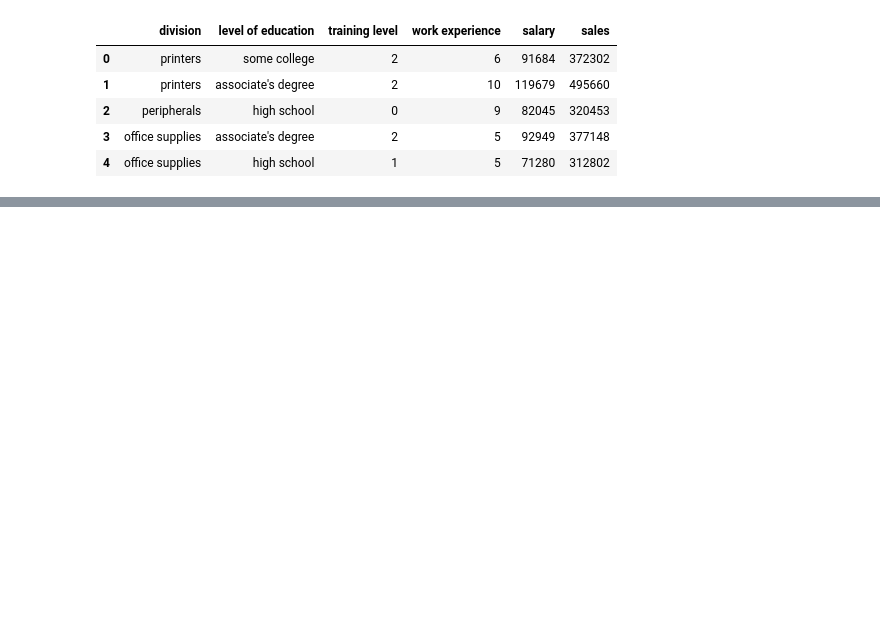
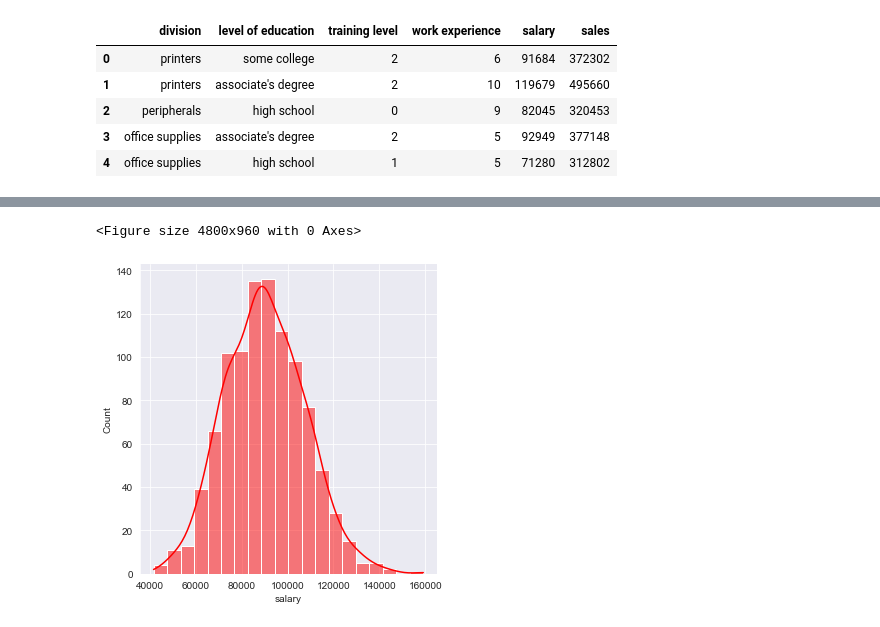
Before and after one commit to kinwong/Udemy-Machine-Learning-Data-Science-Masterclass, a Jupyter notebook: seaborn.ipynb, the cells around one changed output, grey strips where cells are left out. Drawn from its saved outputs; the diff is of its cells as text; code cells hidden in the pictures; blank space fills up the shorter version.

```diff
--- a/seaborn.ipynb
+++ b/seaborn.ipynb
@@ -21,0 +27,7 @@ sns.scatterplot(x='salary', y='sales', data=df,hue='level of education')
+# %%
+plt.figure(figsize=(20,4),dpi=240)
+sns.set_style('darkgrid')
+sns.displot(x = 'salary', data=df, bins=20, color='red', kde=True);
+# %% [output]
+<Figure size 4800x960 with 0 Axes>
+[figure, added]
```
Also changed, not shown: parts of 4 cells of this notebook.
